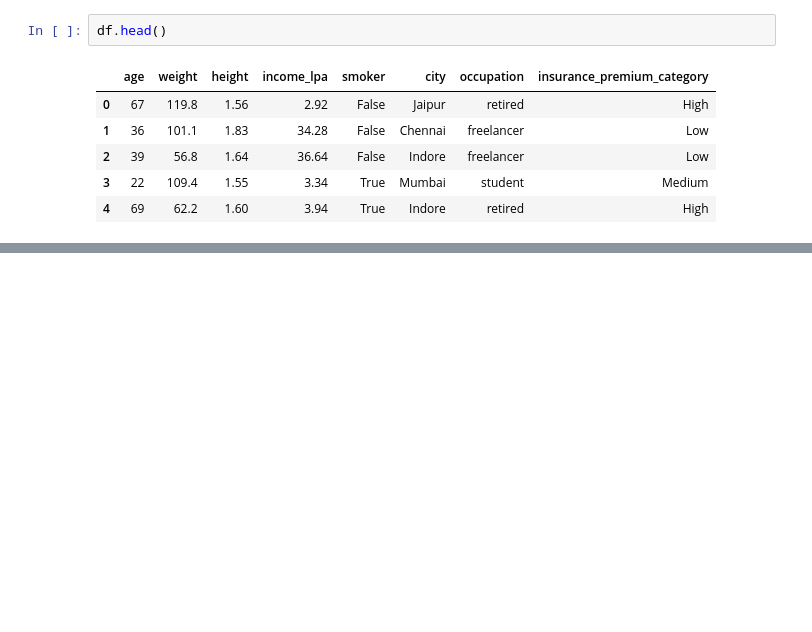
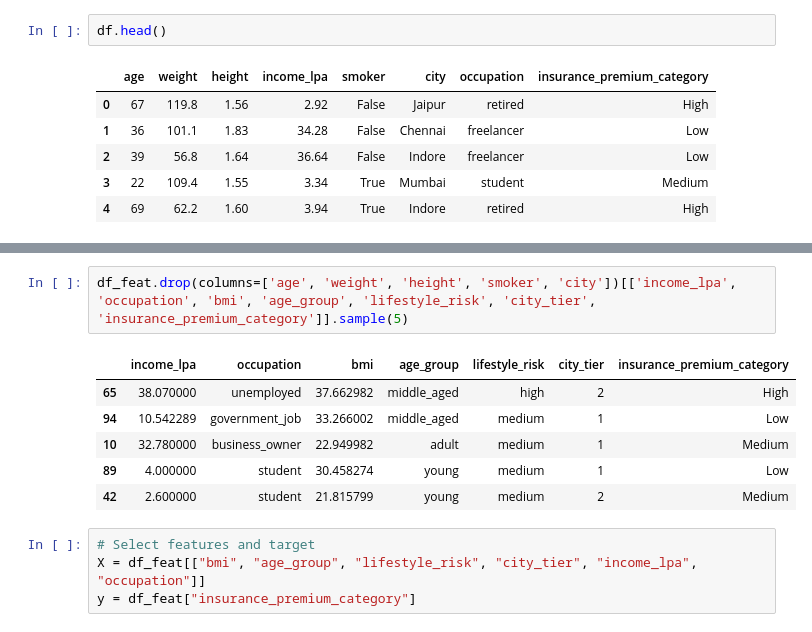
Before and after one commit to Dhruv-saxena-25/FastAPI, a Jupyter notebook: ML/ml_model.ipynb, the cells around one changed output, grey strips where cells are left out. Cells and saved outputs as stored; diff of their text form; blank space fills up the shorter version.

```diff
--- a/ML/ml_model.ipynb
+++ b/ML/ml_model.ipynb
@@ -20,0 +79,13 @@ df.head()
+# %%
+df_feat.drop(columns=['age', 'weight', 'height', 'smoker', 'city'])[['income_lpa', 'occupation', 'bmi', 'age_group', 'lifestyle_risk', 'city_tier', 'insurance_premium_category']].sample(5)
+# %% [output]
+|  | income_lpa | occupation | bmi | age_group | lifestyle_risk | city_tier | insurance_premium_category |
+| 65 | 38.070000 | unemployed | 37.662982 | middle_aged | high | 2 | High |
+| 94 | 10.542289 | government_job | 33.266002 | middle_aged | medium | 1 | Low |
+| 10 | 32.780000 | business_owner | 22.949982 | adult | medium | 1 | Medium |
+| 89 | 4.000000 | student | 30.458274 | young | medium | 1 | Low |
+| 42 | 2.600000 | student | 21.815799 | young | medium | 2 | Medium |
+# %%
+# Select features and target
+X = df_feat[["bmi", "age_group", "lifestyle_risk", "city_tier", "income_lpa", "occupation"]]
+y = df_feat["insurance_premium_category"]
```
Also changed, not shown: parts of 19 cells of this notebook, 3 other files.
